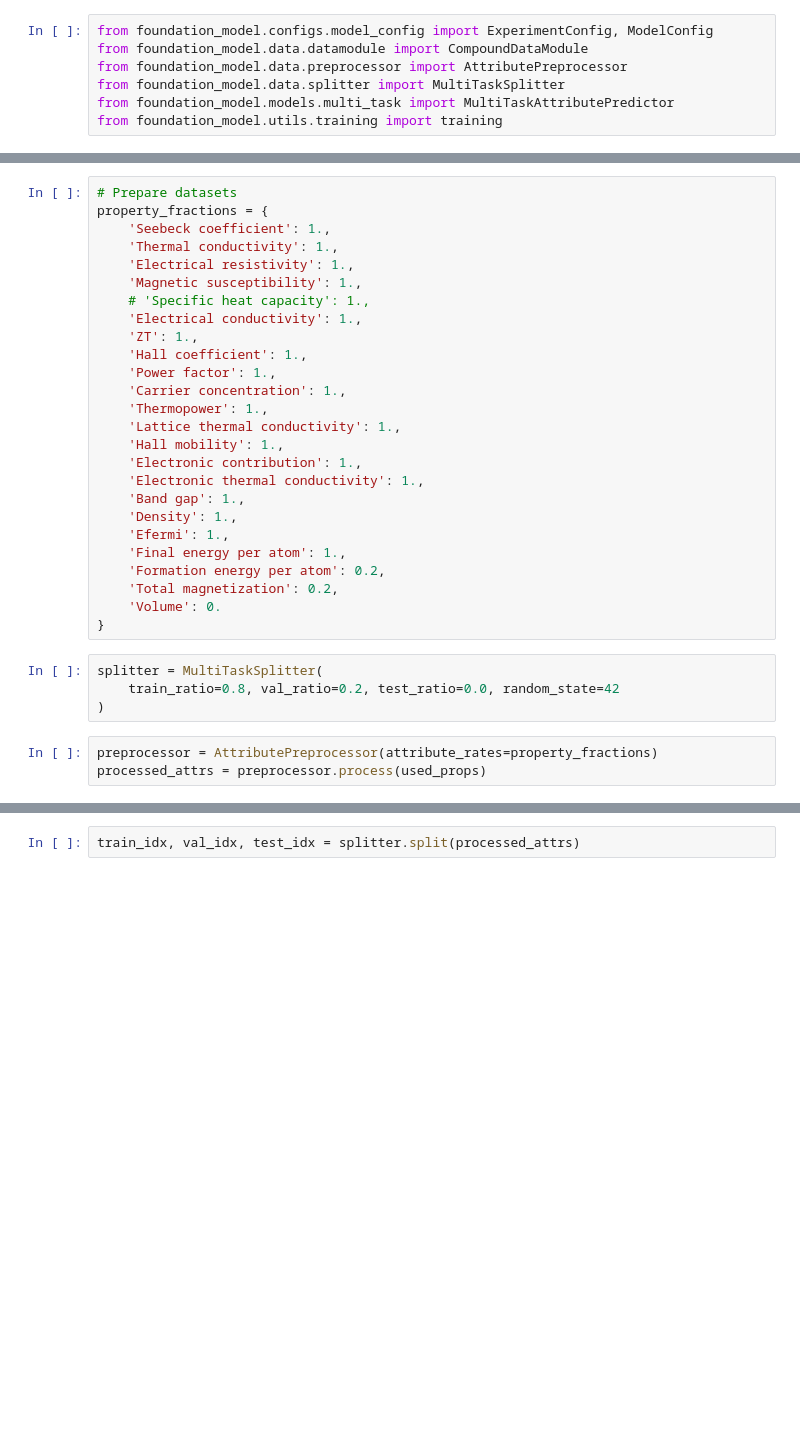
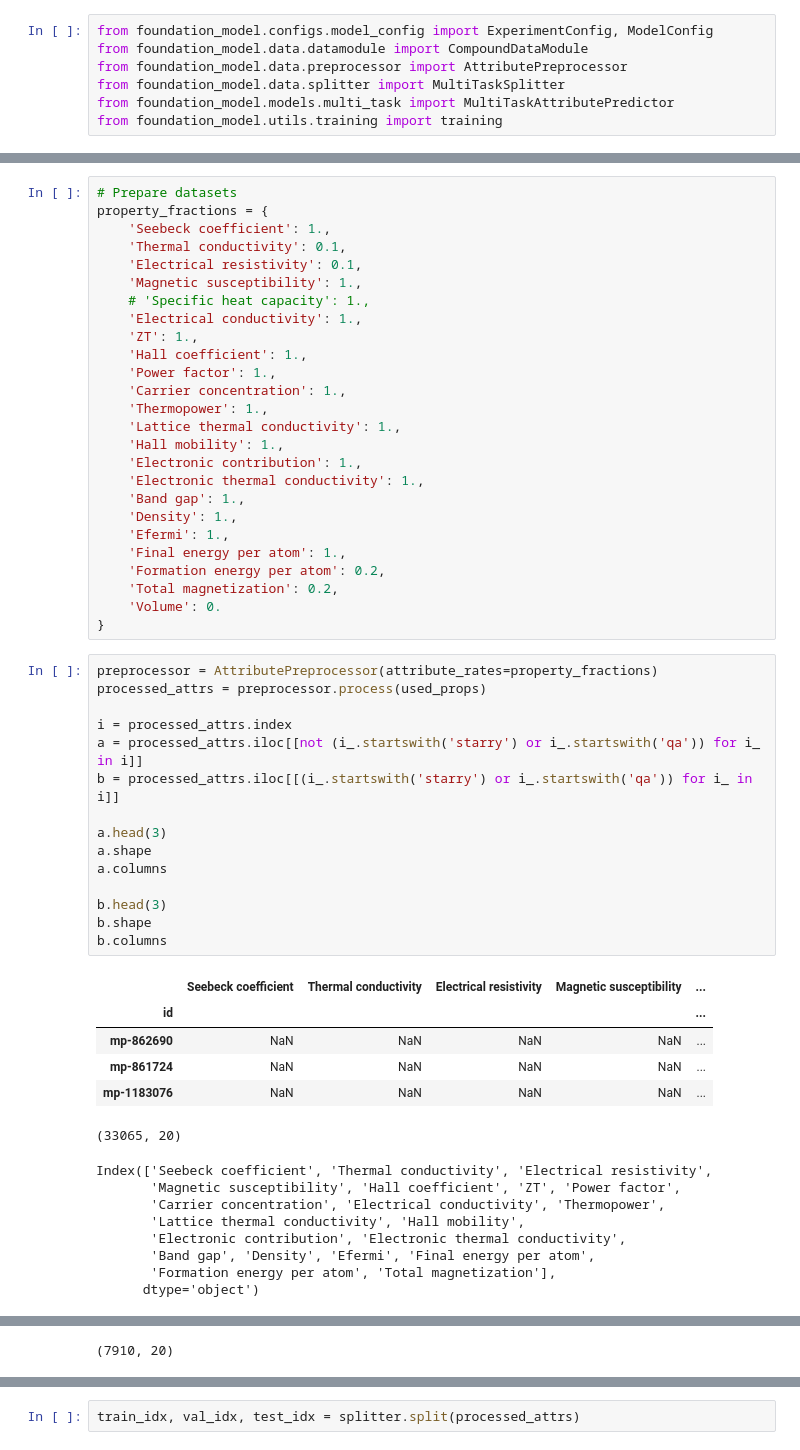
Before and after one commit to TsumiNa/foundation_model, a Jupyter notebook: multi_task_run.ipynb, the cells around one changed output, grey strips where cells are left out. Cells and saved outputs as stored; diff of their text form; blank space fills up the shorter version.

```diff
--- a/multi_task_run.ipynb
+++ b/multi_task_run.ipynb
@@ -188,8 +213,8 @@ from foundation_model.utils.training import training
 # Prepare datasets
 property_fractions = {
     'Seebeck coefficient': 1.,
-    'Thermal conductivity': 1.,
-    'Electrical resistivity': 1.,
+    'Thermal conductivity': 0.1,
+    'Electrical resistivity': 0.1,
     'Magnetic susceptibility': 1.,
     # 'Specific heat capacity': 1.,
     'Electrical conductivity': 1.,
@@ -210,10 +235,33 @@ property_fractions = {
     'Total magnetization': 0.2,
     'Volume': 0.
 }
-# %%
-splitter = MultiTaskSplitter(
-    train_ratio=0.8, val_ratio=0.2, test_ratio=0.0, random_state=42
-)
 # %%
 preprocessor = AttributePreprocessor(attribute_rates=property_fractions)
 processed_attrs = preprocessor.process(used_props)
+
+i = processed_attrs.index
+a = processed_attrs.iloc[[not (i_.startswith('starry') or i_.startswith('qa')) for i_ in i]]
+b = processed_attrs.iloc[[(i_.startswith('starry') or i_.startswith('qa')) for i_ in i]]
+
+a.head(3)
+a.shape
+a.columns
+
+b.head(3)
+b.shape
+b.columns
+# %% [output]
+|  | Seebeck coefficient | Thermal conductivity | Electrical resistivity | Magnetic susceptibility | ... |
+| id |  |  |  |  | ... |
+| mp-862690 | NaN | NaN | NaN | NaN | ... |
+| mp-861724 | NaN | NaN | NaN | NaN | ... |
+| mp-1183076 | NaN | NaN | NaN | NaN | ... |
+(33065, 20)
+Index(['Seebeck coefficient', 'Thermal conductivity', 'Electrical resistivity',
+       'Magnetic susceptibility', 'Hall coefficient', 'ZT', 'Power factor',
+       'Carrier concentration', 'Electrical conductivity', 'Thermopower',
+       'Lattice thermal conductivity', 'Hall mobility',
+       'Electronic contribution', 'Electronic thermal conductivity',
+       'Band gap', 'Density', 'Efermi', 'Final energy per atom',
+       'Formation energy per atom', 'Total magnetization'],
+      dtype='object')
@@ -219,0 +273 @@ processed_attrs = preprocessor.process(used_props)
+(7910, 20)
```
Also changed, not shown: parts of 4 cells of this notebook, 4 other files.
